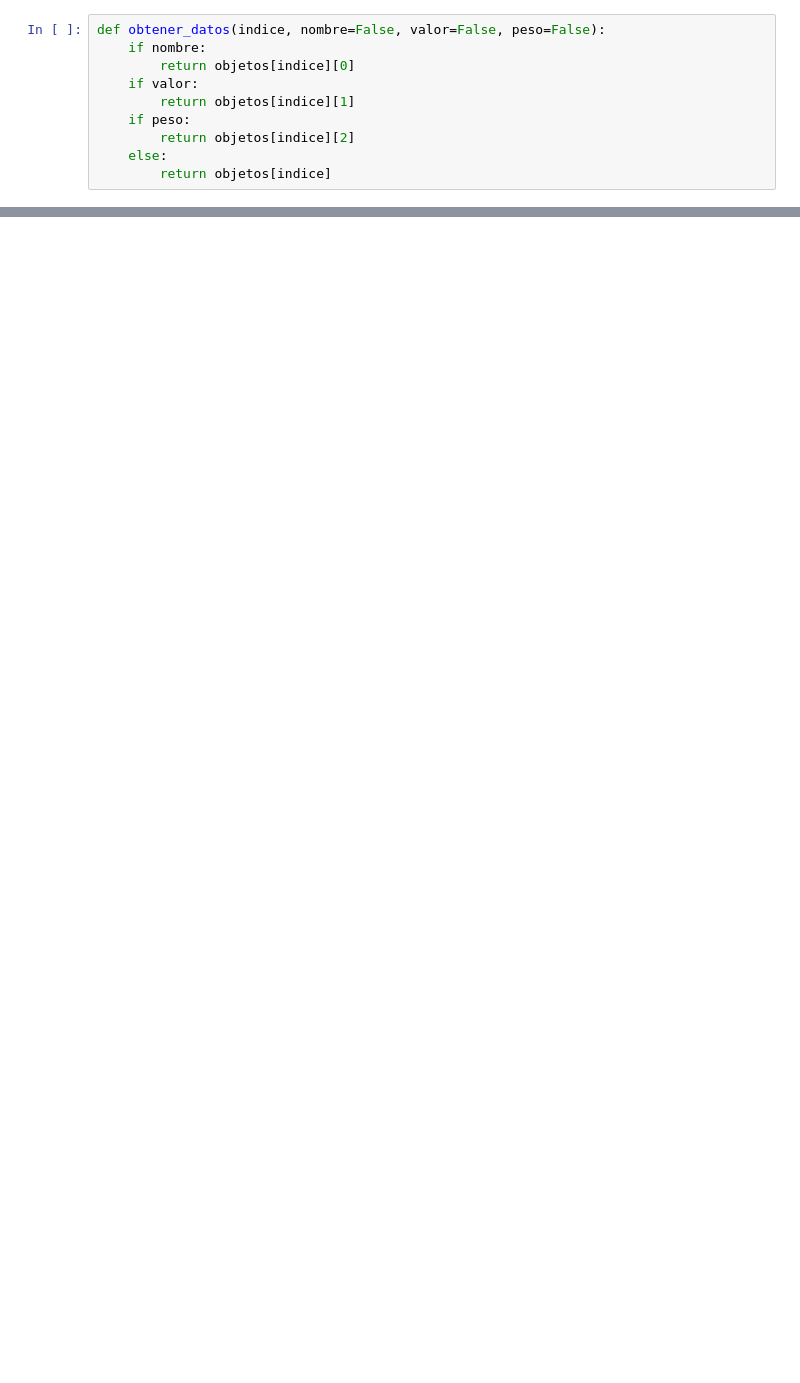
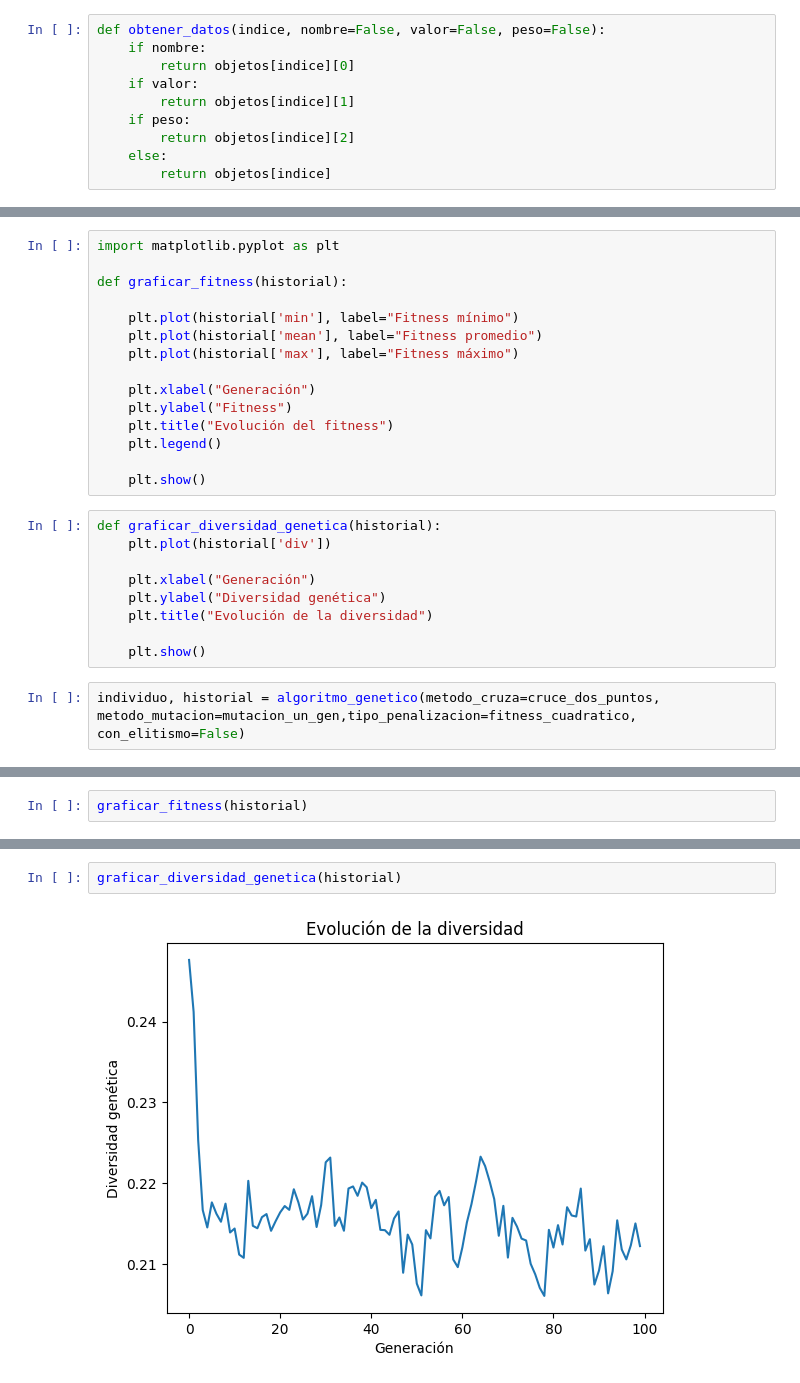
Before and after one commit to FabrexG/Ejercicios_Computacion_evolutiva_2026_1, a Jupyter notebook: practica_1/practica_1.ipynb, the cells around one changed output, grey strips where cells are left out. Drawn from its saved outputs; the diff is of its cells as text; blank space fills up the shorter version.

```diff
--- a/practica_1/practica_1.ipynb
+++ b/practica_1/practica_1.ipynb
@@ -59,0 +496,26 @@ obtener_datos(15)
+# %%
+import matplotlib.pyplot as plt
+
+def graficar_fitness(historial):
+
+    plt.plot(historial['min'], label="Fitness mínimo")
+    plt.plot(historial['mean'], label="Fitness promedio")
+    plt.plot(historial['max'], label="Fitness máximo")
+
+    plt.xlabel("Generación")
+    plt.ylabel("Fitness")
+    plt.title("Evolución del fitness")
+    plt.legend()
+
+    plt.show()
+# %%
+def graficar_diversidad_genetica(historial):
+    plt.plot(historial['div'])
+
+    plt.xlabel("Generación")
+    plt.ylabel("Diversidad genética")
+    plt.title("Evolución de la diversidad")
+
+    plt.show()
+# %%
+individuo, historial = algoritmo_genetico(metodo_cruza=cruce_dos_puntos, metodo_mutacion=mutacion_un_gen,tipo_penalizacion=fitness_cuadratico, con_elitismo=False)
@@ -59,0 +547,2 @@ obtener_datos(15)
+# %%
+graficar_fitness(historial)
@@ -59,0 +551,4 @@ obtener_datos(15)
+# %%
+graficar_diversidad_genetica(historial)
+# %% [output]
+[figure, added]
```
Also changed, not shown: parts of 37 cells of this notebook, 4 other files.
